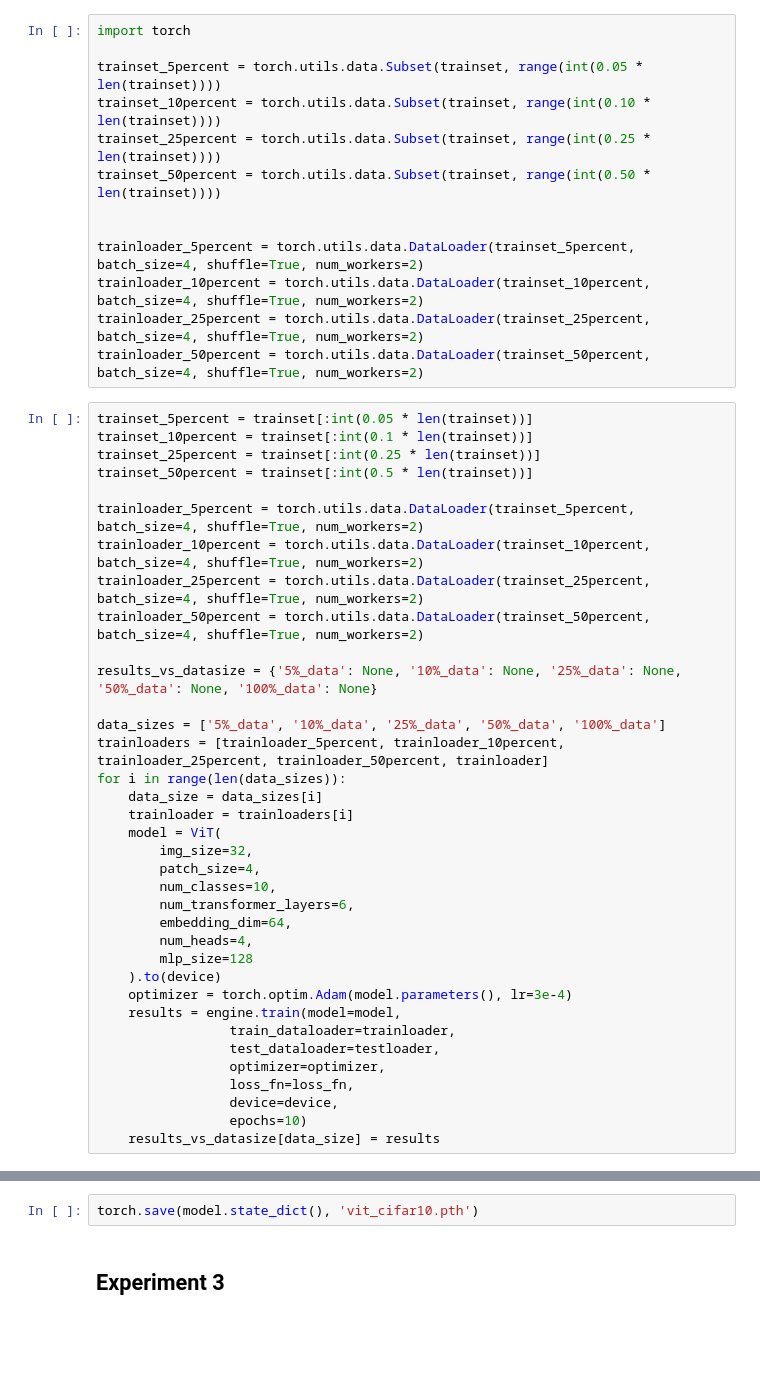
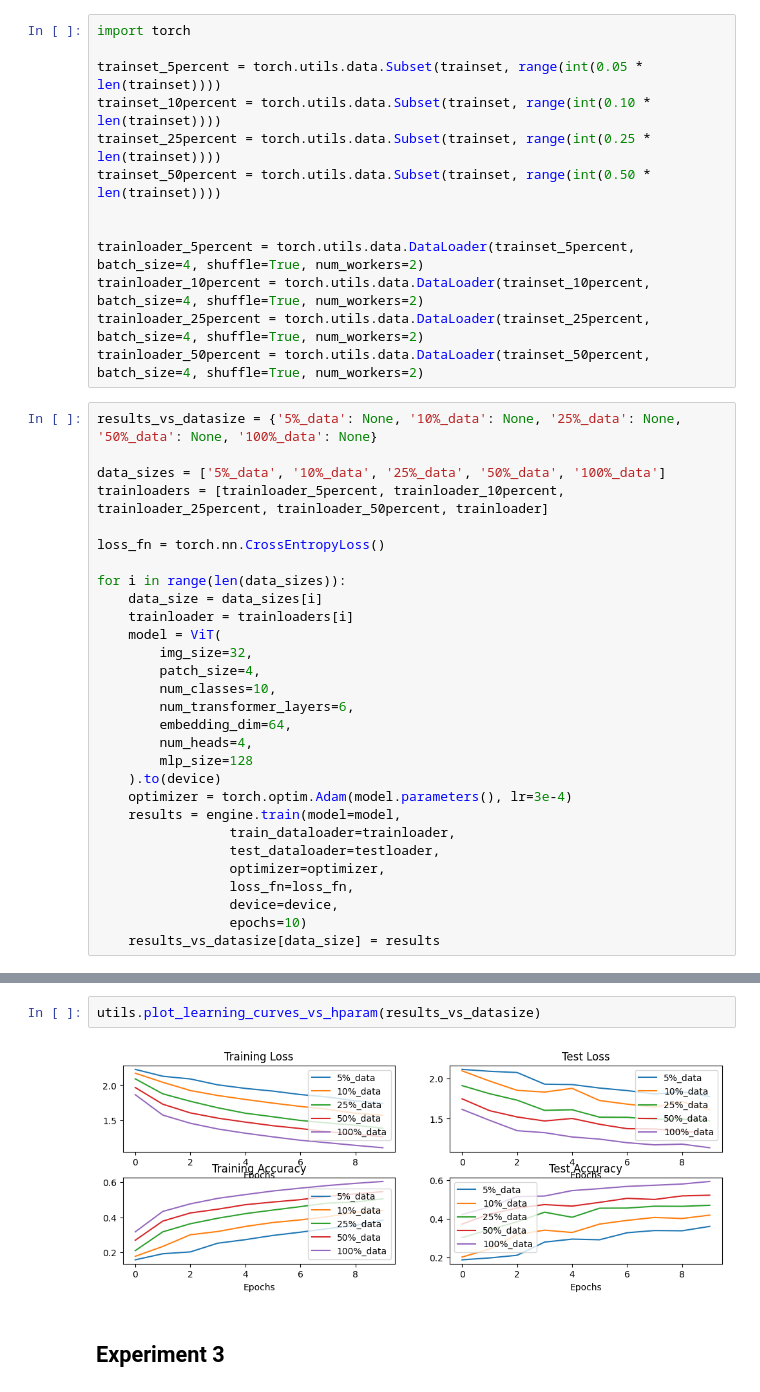
Before and after one commit to sekhar-mandalaparthi/DLCV_Assignment2, a Jupyter notebook: assignment2.ipynb, the cells around one changed output, grey strips where cells are left out. Drawn from its saved outputs; the diff is of its cells as text; blank space fills up the shorter version.

```diff
--- a/assignment2.ipynb
+++ b/assignment2.ipynb
@@ -81,20 +89,13 @@ trainloader_10percent = torch.utils.data.DataLoader(trainset_10percent, batch_si
 trainloader_25percent = torch.utils.data.DataLoader(trainset_25percent, batch_size=4, shuffle=True, num_workers=2)
 trainloader_50percent = torch.utils.data.DataLoader(trainset_50percent, batch_size=4, shuffle=True, num_workers=2)
 # %%
-trainset_5percent = trainset[:int(0.05 * len(trainset))]
-trainset_10percent = trainset[:int(0.1 * len(trainset))]
-trainset_25percent = trainset[:int(0.25 * len(trainset))]
-trainset_50percent = trainset[:int(0.5 * len(trainset))]
-
-trainloader_5percent = torch.utils.data.DataLoader(trainset_5percent, batch_size=4, shuffle=True, num_workers=2)
-trainloader_10percent = torch.utils.data.DataLoader(trainset_10percent, batch_size=4, shuffle=True, num_workers=2)
-trainloader_25percent = torch.utils.data.DataLoader(trainset_25percent, batch_size=4, shuffle=True, num_workers=2)
-trainloader_50percent = torch.utils.data.DataLoader(trainset_50percent, batch_size=4, shuffle=True, num_workers=2)
-
 results_vs_datasize = {'5%_data': None, '10%_data': None, '25%_data': None, '50%_data': None, '100%_data': None}
 
 data_sizes = ['5%_data', '10%_data', '25%_data', '50%_data', '100%_data']
 trainloaders = [trainloader_5percent, trainloader_10percent, trainloader_25percent, trainloader_50percent, trainloader]
+
+loss_fn = torch.nn.CrossEntropyLoss()
+
 for i in range(len(data_sizes)):
     data_size = data_sizes[i]
     trainloader = trainloaders[i]
@@ -121,4 +171,6 @@ Error:
-# %%
-torch.save(model.state_dict(), 'vit_cifar10.pth')
+# %%
+utils.plot_learning_curves_vs_hparam(results_vs_datasize)
+# %% [output]
+[figure, added]
 # %% [markdown]
 ## Experiment 3
```
Also changed, not shown: parts of 34 cells of this notebook, 1 other file.
